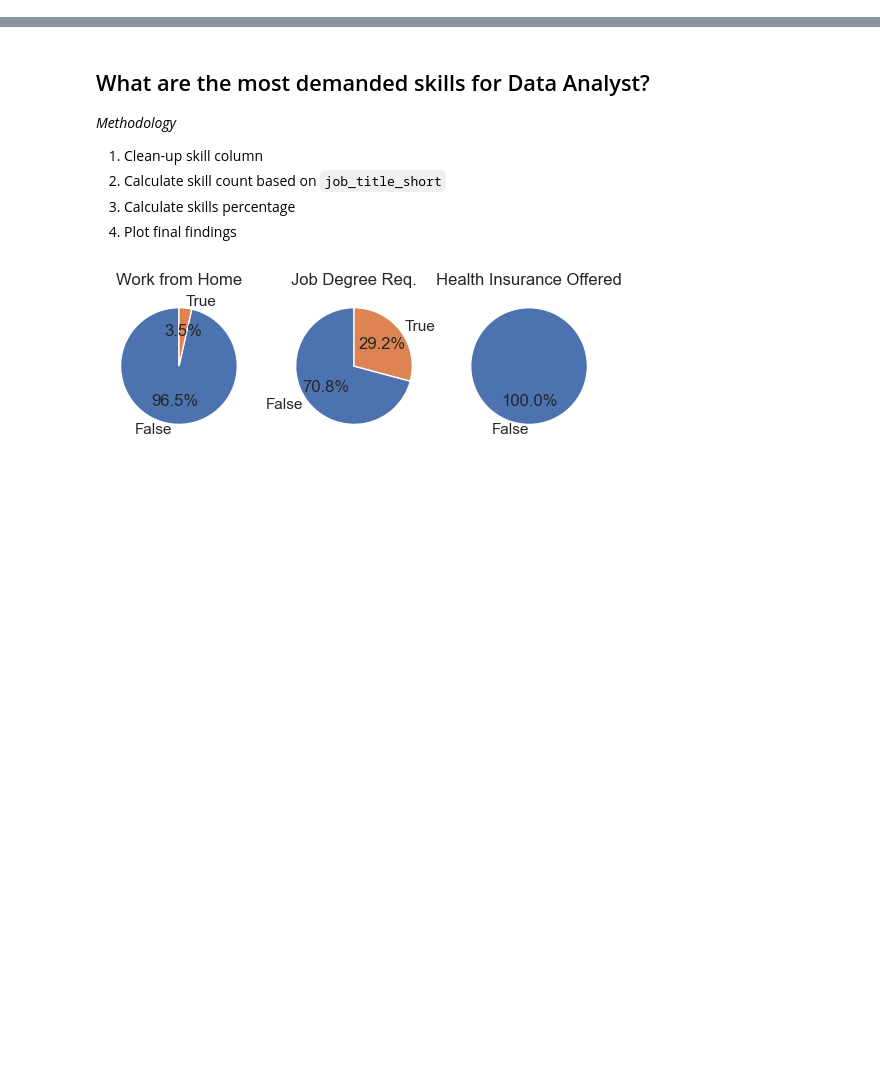
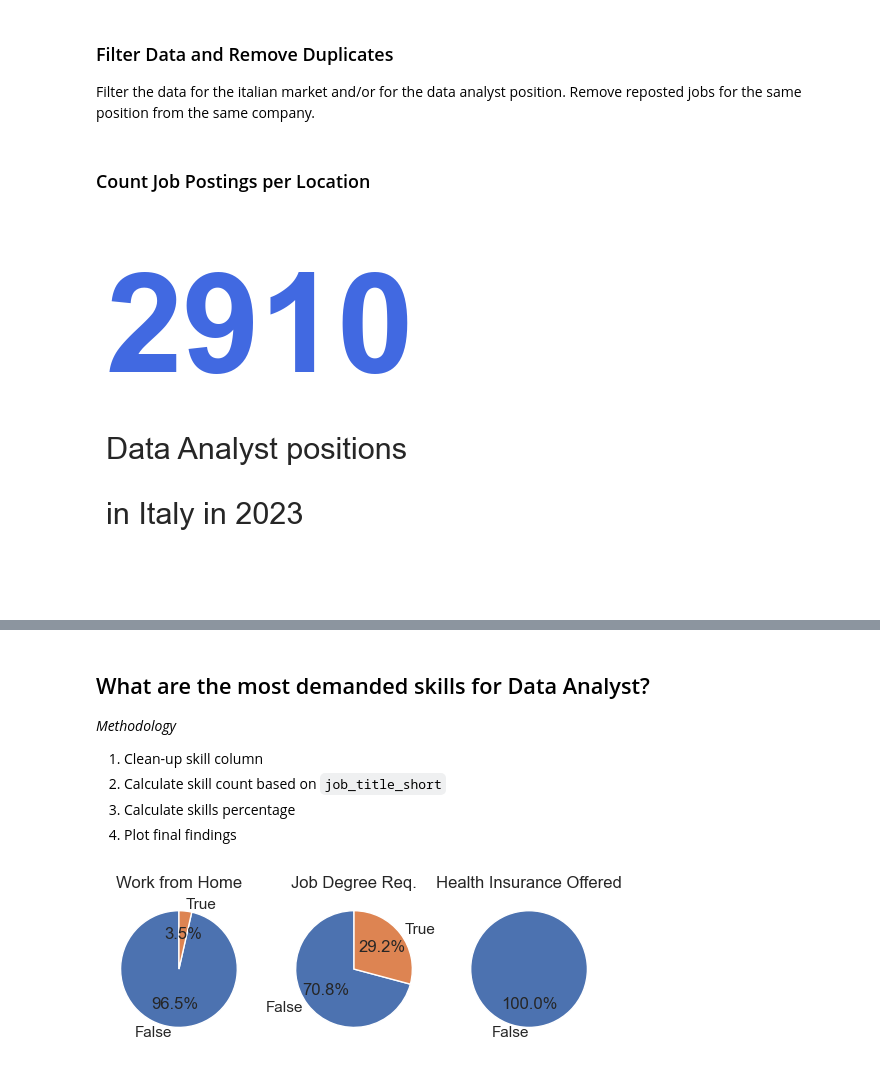
Before and after one commit to giovaM99V/Data_Jobs, a Jupyter notebook: 1_Data_Job_EDA/data_job_eda.ipynb, the cells around one changed output, grey strips where cells are left out. Cells and saved outputs as stored; diff of their text form; code cells hidden in the pictures; blank space fills up the shorter version.

```diff
--- a/1_Data_Job_EDA/data_job_eda.ipynb
+++ b/1_Data_Job_EDA/data_job_eda.ipynb
@@ -27,0 +35,4 @@ df_DA_it = df[(df['job_title_short']=='Data Analyst') & (df['job_country']=='Ita
+# %% [markdown]
+### Filter Data and Remove Duplicates
+
+Filter the data for the italian market and/or for the data analyst position. Remove reposted jobs for the same position from the same company.
@@ -28 +47,25 @@ df_DA_it = df[(df['job_title_short']=='Data Analyst') & (df['job_country']=='Ita
+# %% [markdown]
+### Count Job Postings per Location
+# %%
+n_post = len(df_DA_it)
+fig = plt.figure()
+ax = fig.add_subplot(111)
+
+ax.text(0, 0.7, f'{n_post}',
+    horizontalalignment='left',
+    verticalalignment='center',
+    color='royalblue',
+    fontsize=100, weight='bold', clip_on=True)
+
+ax.text(0, 0.3, 'Data Analyst positions\n\nin Italy in 2023',
+    horizontalalignment='left',
+    verticalalignment='center',
+    fontsize=22, clip_on=True)
+
+
+
+plt.axis('off')
+plt.show()
+# %% [output]
+[figure, added]
 # %%
```
Also changed, not shown: parts of 8 cells of this notebook.
